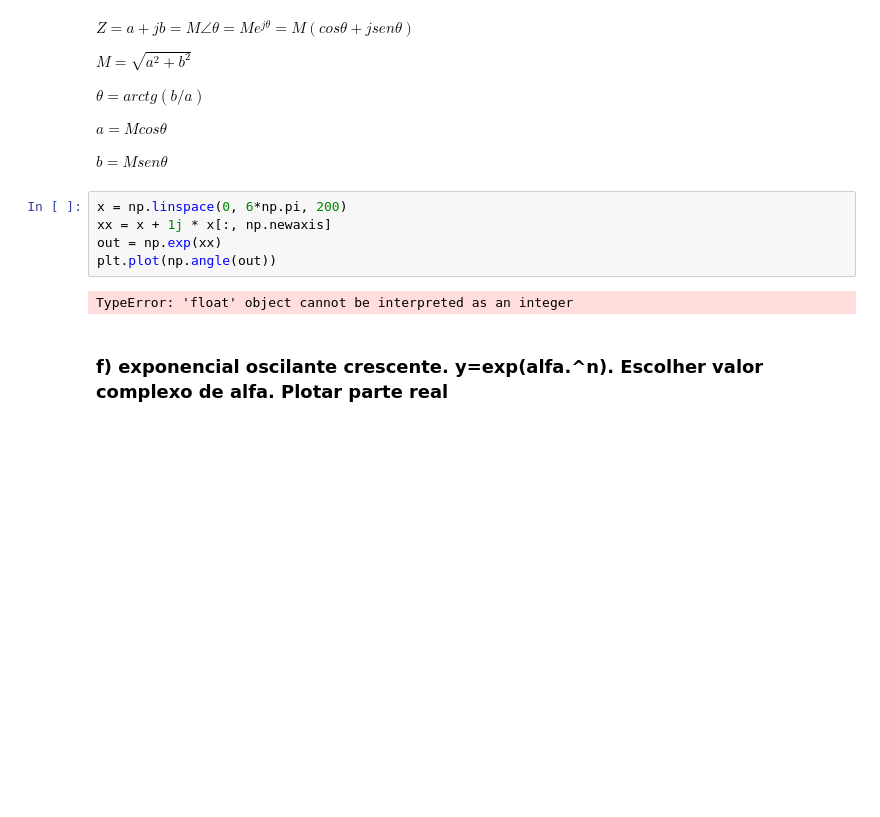
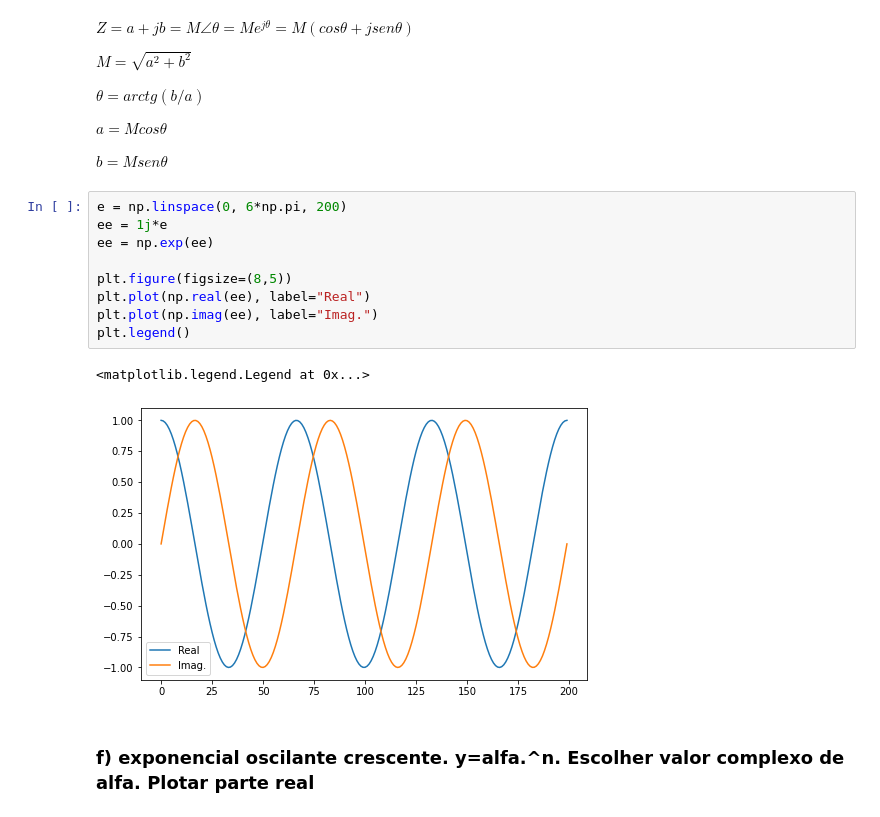
Before and after one commit to leogargitter/processamento-digital-de-sinais-2, a Jupyter notebook: tarefa1.ipynb, the cells around one changed output. Drawn from its saved outputs; the diff is of its cells as text; blank space fills up the shorter version.

```diff
--- a/tarefa1.ipynb
+++ b/tarefa1.ipynb
@@ -56,12 +62,17 @@ $ \theta = arctg(b/a)$
 $ a = M cos \theta $
 
 $ b = M sen \theta $
-# %%
-x = np.linspace(0, 6*np.pi, 200)
-xx = x + 1j * x[:, np.newaxis]
-out = np.exp(xx)
-plt.plot(np.angle(out))
-# %% [output]
-TypeError: 'float' object cannot be interpreted as an integer
+# %%
+e = np.linspace(0, 6*np.pi, 200)
+ee = 1j*e
+ee = np.exp(ee)
+
+plt.figure(figsize=(8,5))
+plt.plot(np.real(ee), label="Real")
+plt.plot(np.imag(ee), label="Imag.")
+plt.legend()
+# %% [output]
+<matplotlib.legend.Legend at 0x...>
+[figure, added]
 # %% [markdown]
-### f) exponencial oscilante crescente. y=exp(alfa.^n). Escolher valor complexo de alfa. Plotar parte real
+### f) exponencial oscilante crescente. y=alfa.^n. Escolher valor complexo de alfa. Plotar parte real
```
Also changed, not shown: parts of 7 cells of this notebook.
